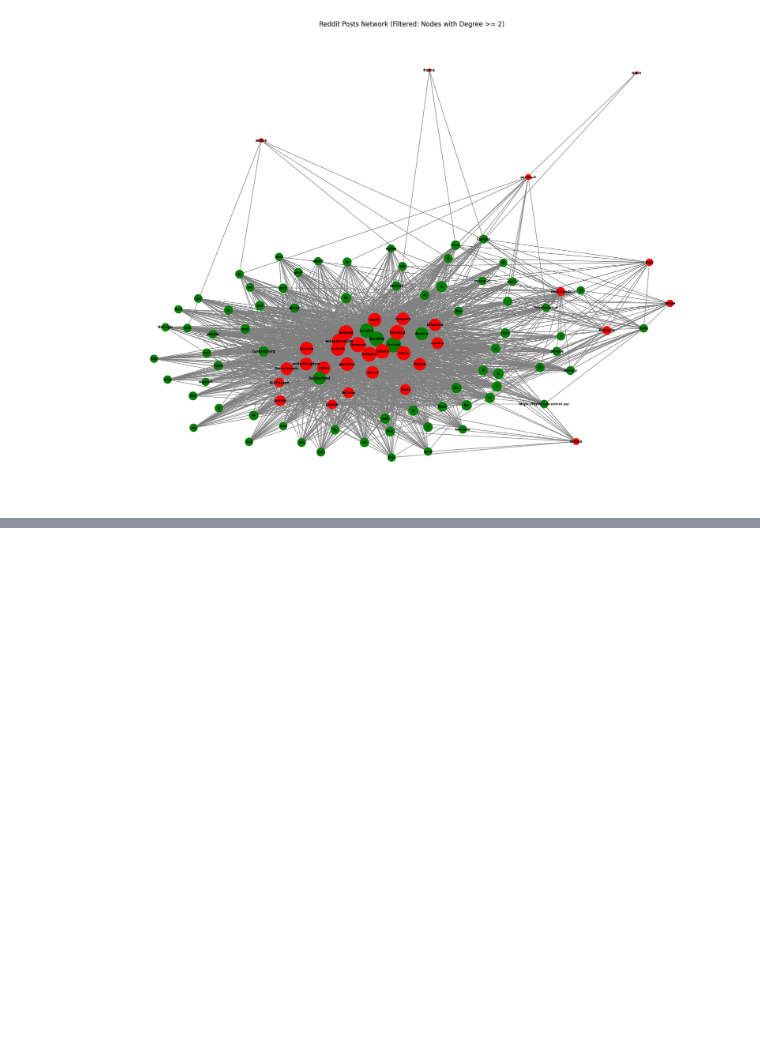
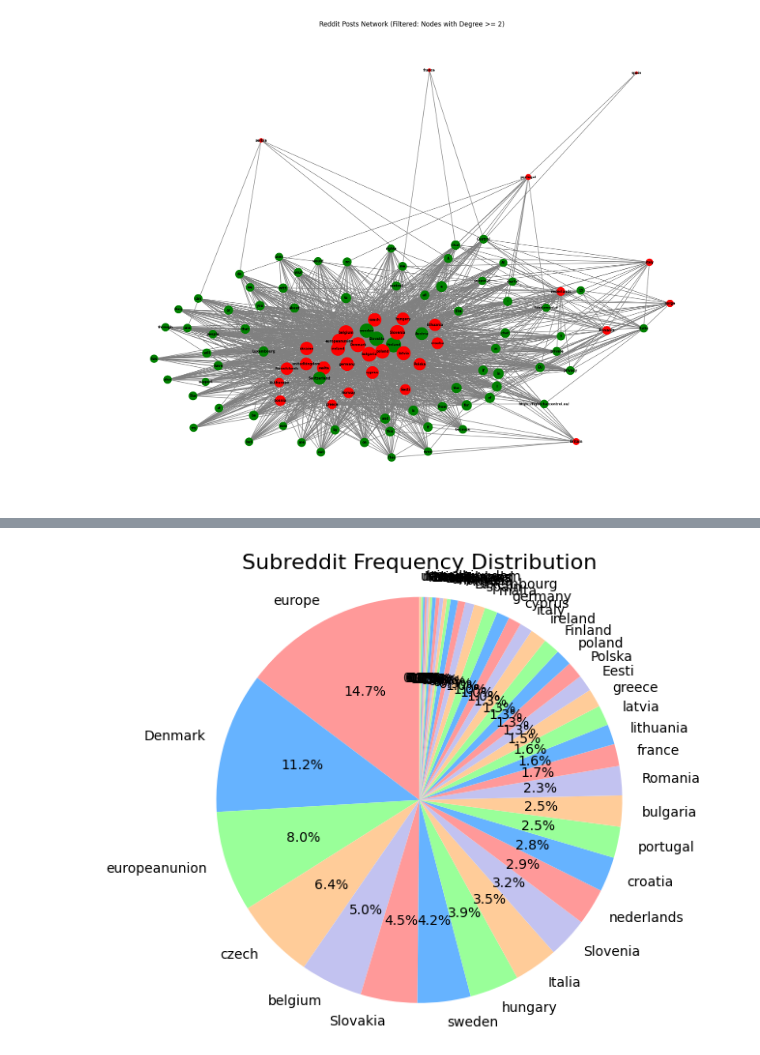
Before and after one commit to Inpatch/Scraper_data_rights, a Jupyter notebook: network_diagram_v2.ipynb, the cells around one changed output, grey strips where cells are left out. Saved outputs shown, nothing was run; the diff lists cells and outputs as text; code cells hidden in the pictures; blank space fills up the shorter version.

```diff
--- a/network_diagram_v2.ipynb
+++ b/network_diagram_v2.ipynb
@@ -124,0 +145,24 @@ plt.show()
+# %%
+frequency = df['data.subreddit'].value_counts()
+colors = ['#ff9999', '#66b3ff', '#99ff99', '#ffcc99', '#c2c2f0']
+
+# Create a pie chart
+plt.figure(figsize=(8, 6))
+plt.pie(
+    frequency,
+    labels=frequency.index,
+    colors=colors,
+    autopct='%1.1f%%',  # Show percentages with 1 decimal place
+    startangle=90      # Rotate the pie chart for better readability
+)
+
+# Add a title
+plt.title("Subreddit Frequency Distribution", fontsize=16)
+
+# Equal aspect ratio ensures the pie chart is circular
+plt.axis('equal')
+
+# Show the plot
+plt.show()
+# %% [output]
+[figure, added]
```
Also changed, not shown: parts of 8 cells of this notebook.
